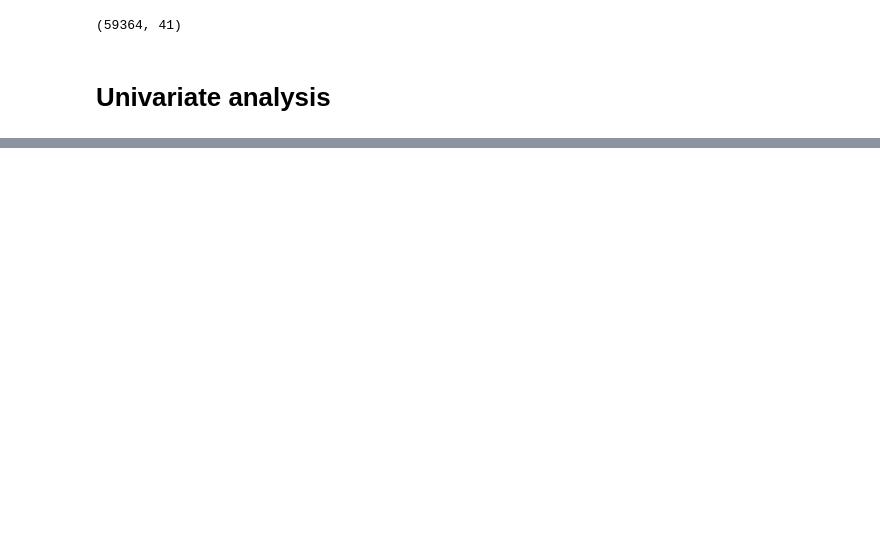
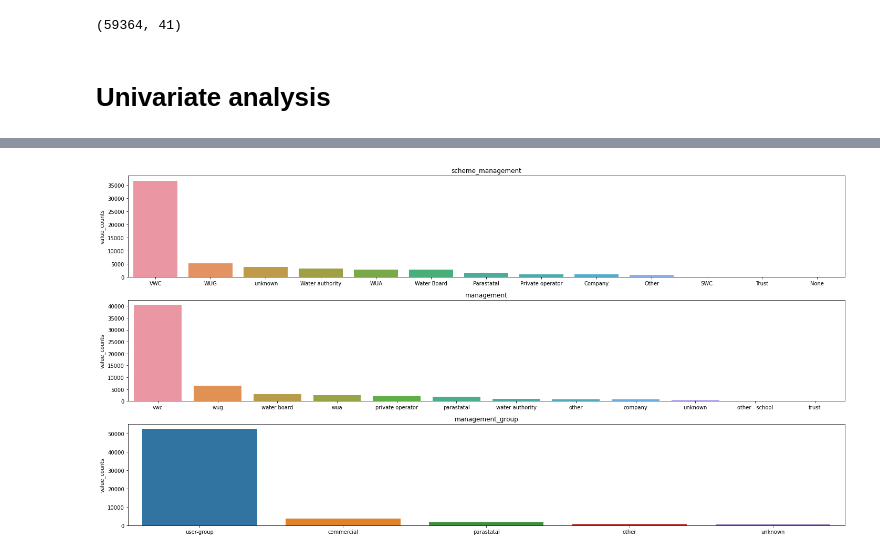
Before and after one commit to stephenmungai/phase3_project, a Jupyter notebook: index.ipynb, the cells around one changed output, grey strips where cells are left out. Cells and saved outputs as stored; diff of their text form; code cells hidden in the pictures; blank space fills up the shorter version.

```diff
--- a/index.ipynb
+++ b/index.ipynb
@@ -370,0 +412,3 @@ Index(['status_group', 'date_recorded', 'funder', 'installer', 'wpt_name',
+# %%
+def get_value_counts(col):
+    return df_cleaned[col].value_counts()
@@ -370,0 +562,14 @@ Index(['status_group', 'date_recorded', 'funder', 'installer', 'wpt_name',
+# %%
+# plotting the three columns to get a better understanding on their contents
+columns = ['scheme_management', 'management', 'management_group']
+fig,axes = plt.subplots(nrows = 3, ncols= 1 , figsize = (20,10))
+
+for i,col in enumerate(columns):
+    sns.barplot(x= get_value_counts(col).index, y=get_value_counts(col).values, ax= axes[i])
+    axes[i].set_title(col)
+    axes[i].set_ylabel("value_counts")
+
+plt.tight_layout()
+plt.show()
+# %% [output]
+[figure, added]
```
Also changed, not shown: parts of 86 cells of this notebook.
